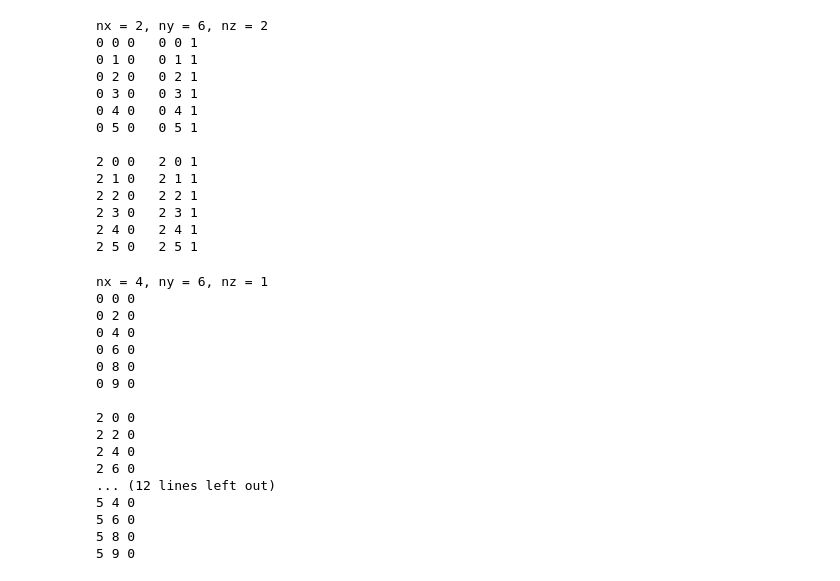
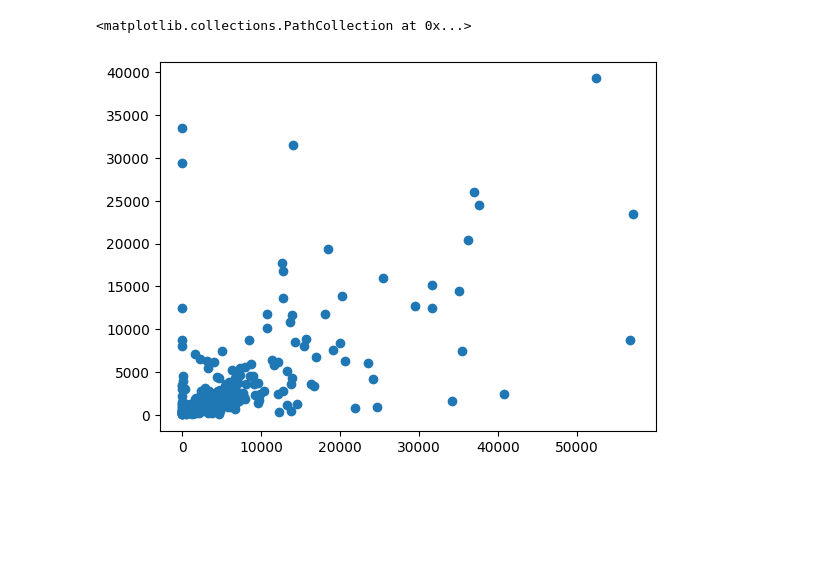
Before and after one commit to tom-sto/mama-mia-challenge, a Jupyter notebook: testing-chunk-indexing.ipynb, the cells around one changed output. Saved outputs shown, nothing was run; the diff lists cells and outputs as text; code cells hidden in the pictures; blank space fills up the shorter version.

```diff
--- a/testing-chunk-indexing.ipynb
+++ b/testing-chunk-indexing.ipynb
@@ -40,41 +1,13 @@ nx = 2, ny = 3, nz = 2
-# %%
-pX, pY, pZ = 6, 7, 5
-chunkSize = (4, 2, 4)
-_ = i(pX, pY, pZ, chunkSize)
-# %% [output]
-nx = 2, ny = 6, nz = 2
-0 0 0   0 0 1
-0 1 0   0 1 1
-0 2 0   0 2 1
-0 3 0   0 3 1
-0 4 0   0 4 1
-0 5 0   0 5 1
-
-2 0 0   2 0 1
-2 1 0   2 1 1
-2 2 0   2 2 1
-2 3 0   2 3 1
-2 4 0   2 4 1
-2 5 0   2 5 1
-# %%
-pX, pY, pZ = 9, 13, 1
-chunkSize = (4, 4, 4)
-_ = i(pX, pY, pZ, chunkSize)
-# %% [output]
-nx = 4, ny = 6, nz = 1
-0 0 0
-0 2 0
-0 4 0
-0 6 0
-0 8 0
-0 9 0
-
-2 0 0
-2 2 0
-2 4 0
-2 6 0
-... (12 lines left out)
-5 4 0
-5 6 0
-5 8 0
-5 9 0
+# %%
+import pandas as pd
+import numpy as np
+
+results = pd.read_csv(r"C:\Users\stoughth\Documents\mama-mia\transformerResults\SpatioTemporalNoSkips\outputsNov24-AddPoolAllLossesBestSeg\scores.csv")
+# %%
+import matplotlib.pyplot as plt
+predPos = results["TP (Seg)"] + results["FP (Seg)"]
+realPos = results["TP (Seg)"] + results["FN (Seg)"]
+plt.scatter(predPos, realPos)
+# %% [output]
+<matplotlib.collections.PathCollection at 0x...>
+[figure, added]
```
Also changed, not shown: parts of 4 cells of this notebook, 4 other files.
